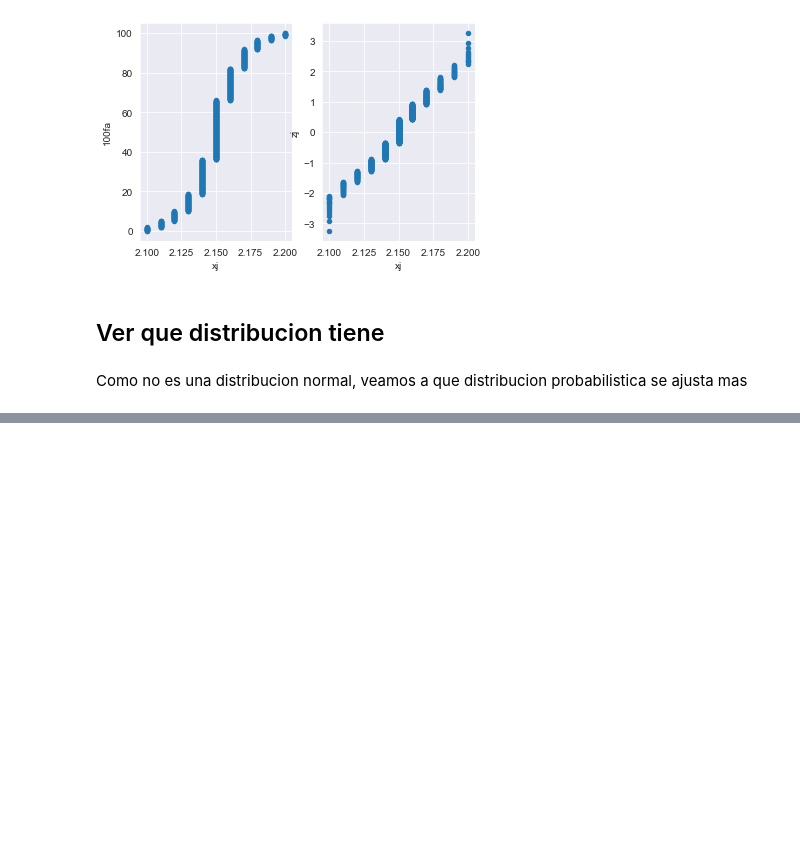
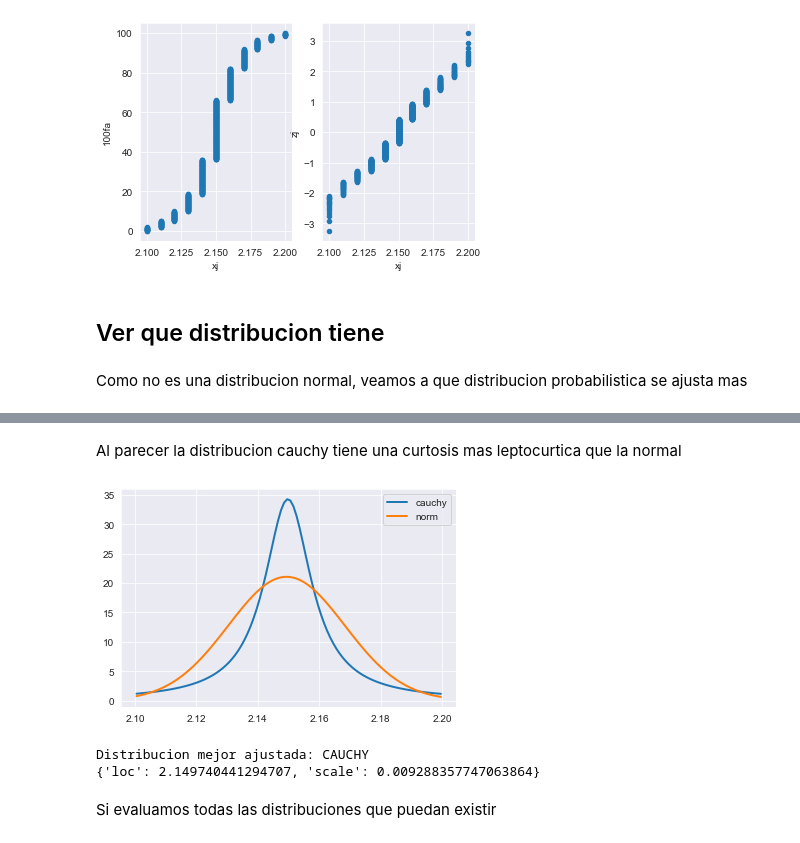
Before and after one commit to Pmz94/data-science, a Jupyter notebook: bondad_ajuste/ejercicio_8-88.ipynb, the cells around one changed output, grey strips where cells are left out. Saved outputs shown, nothing was run; the diff lists cells and outputs as text; code cells hidden in the pictures; blank space fills up the shorter version.

```diff
--- a/bondad_ajuste/ejercicio_8-88.ipynb
+++ b/bondad_ajuste/ejercicio_8-88.ipynb
@@ -297,3 +323,19 @@ Como no es una distribucion normal, veamos a que distribucion probabilistica se
+# %% [markdown]
+Al parecer la distribucion cauchy tiene una curtosis mas leptocurtica que la normal
+# %%
+f.plot_pdf()
+# %% [output]
+[figure, added]
+# %%
+mejor = f.get_best()
+best_name = list(mejor.keys())[0]
+print('Distribucion mejor ajustada:', best_name.upper())
+print(mejor[best_name])
+# %% [output]
+Distribucion mejor ajustada: CAUCHY
+{'loc': 2.149740441294707, 'scale': 0.009288357747063864}
+# %% [markdown]
+Si evaluamos todas las distribuciones que puedan existir
 # %%
 f = Fitter(tiempos, timeout = 60)
 # tomara un buen rato porque por default, se prueban todas las distribuciones
```
Also changed, not shown: parts of 12 cells of this notebook, 4 other files.
